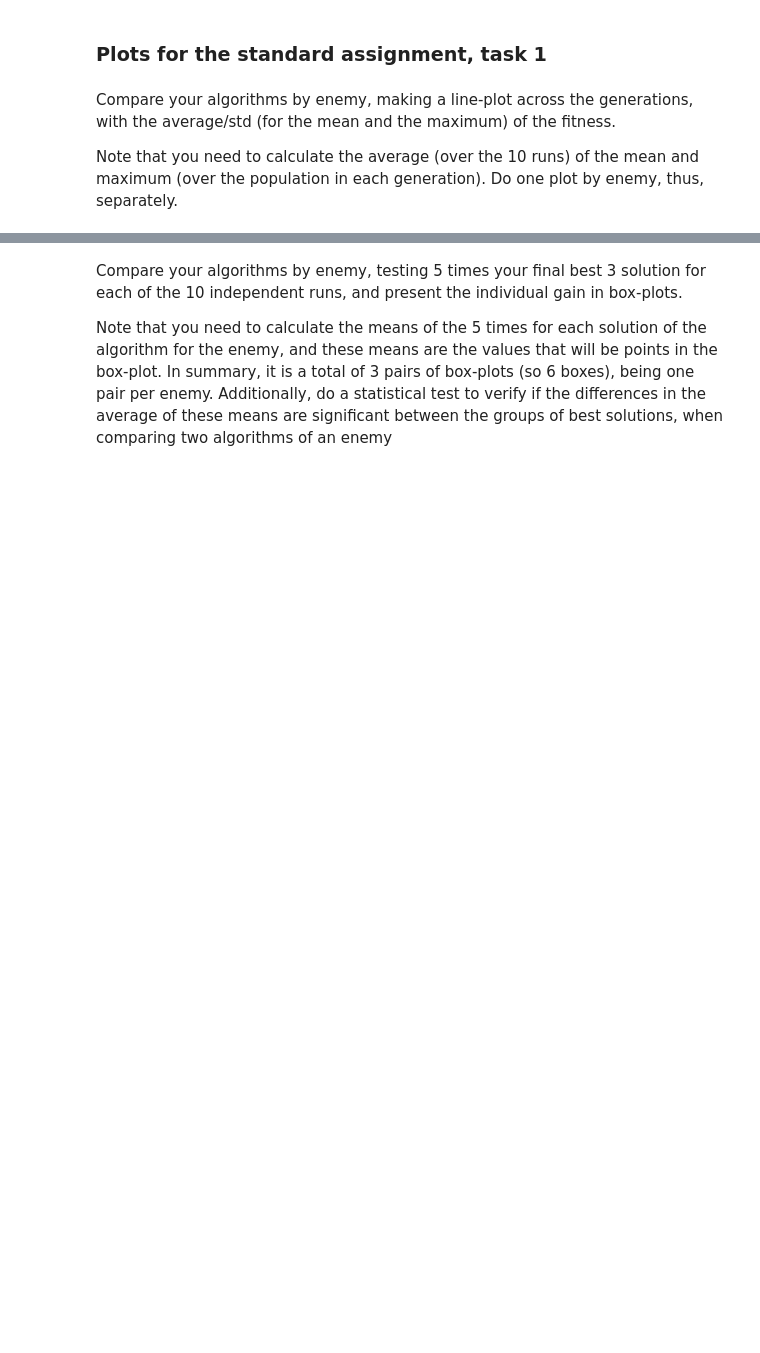
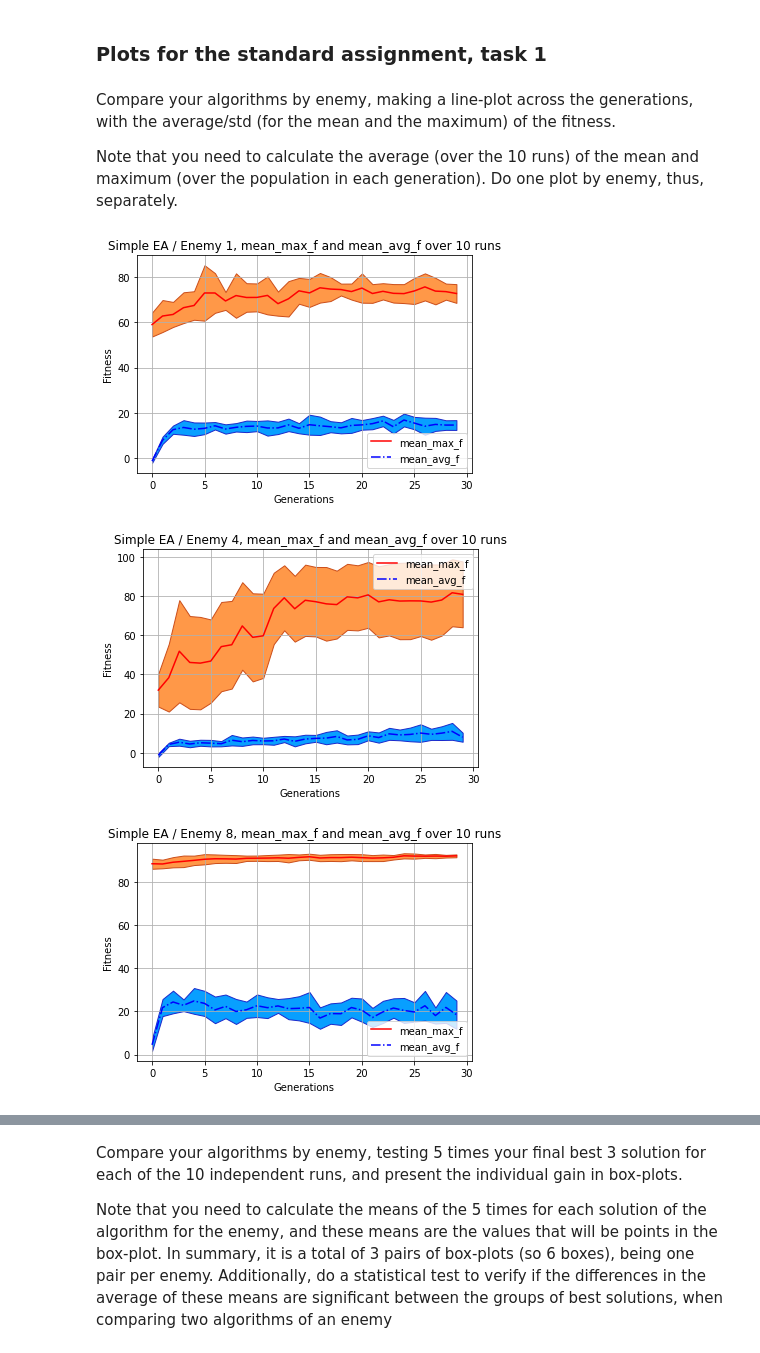
Before and after one commit to sandergs92/evoman_framework, a Jupyter notebook: plots.ipynb, the cells around one changed output, grey strips where cells are left out. Cells and saved outputs as stored; diff of their text form; code cells hidden in the pictures; blank space fills up the shorter version.

```diff
--- a/plots.ipynb
+++ b/plots.ipynb
@@ -45,3 +74,8 @@ def get_individual_gain(player_life:int, enemy_life:int)->int:
+# %%
+# Load pickle objects
+SIMPLE_EA_RUNS_1 = get_pickle_object('./simple_ea_specialized_agent_1/simple_ea_experiment_runs')
+SIMPLE_EA_RUNS_4 = get_pickle_object('./simple_ea_specialized_agent_4/simple_ea_experiment_runs')
+SIMPLE_EA_RUNS_8 = get_pickle_object('./simple_ea_specialized_agent_8/simple_ea_experiment_runs')
 # %% [markdown]
 Compare your algorithms by enemy, making a line-plot across the generations, with
 the average/std (for the mean and the maximum) of the fitness.
@@ -53,0 +85,14 @@ population in each generation). Do one plot by enemy, thus, separately.
+# %%
+# 6 plots, by enemy. Average of the mean and maximum per population over the 10 runs (and both algorithms in the same plot!)
+# See plot_stats for example, adjust where needed
+mean_max_f_1, std_max_f_1, mean_avgs_1, std_avgs_1 = get_stats_simple_ea(SIMPLE_EA_RUNS_1)
+mean_max_f_4, std_max_4, mean_avgs_4, std_avgs_4 = get_stats_simple_ea(SIMPLE_EA_RUNS_4)
+mean_max_f_8, std_max_8, mean_avgs_8, std_avgs_8 = get_stats_simple_ea(SIMPLE_EA_RUNS_8)
+
+plot_stats(mean_max_f_1, std_max_f_1, mean_avgs_1, std_avgs_1, 'Simple EA / Enemy 1, mean_max_f and mean_avg_f over 10 runs',file_dir='./plots/', file_name='plot_simple_ea_1.svg')
+plot_stats(mean_max_f_4, std_max_4, mean_avgs_4, std_avgs_4, 'Simple EA / Enemy 4, mean_max_f and mean_avg_f over 10 runs',file_dir='./plots/', file_name='plot_simple_ea_4.svg')
+plot_stats(mean_max_f_8, std_max_8, mean_avgs_8, std_avgs_8, 'Simple EA / Enemy 8, mean_max_f and mean_avg_f over 10 runs',file_dir='./plots/', file_name='plot_simple_ea_8.svg')
+# %% [output]
+[figure, added]
+[figure, added]
+[figure, added]
```
Also changed, not shown: parts of 4 cells of this notebook, 12 other files.
